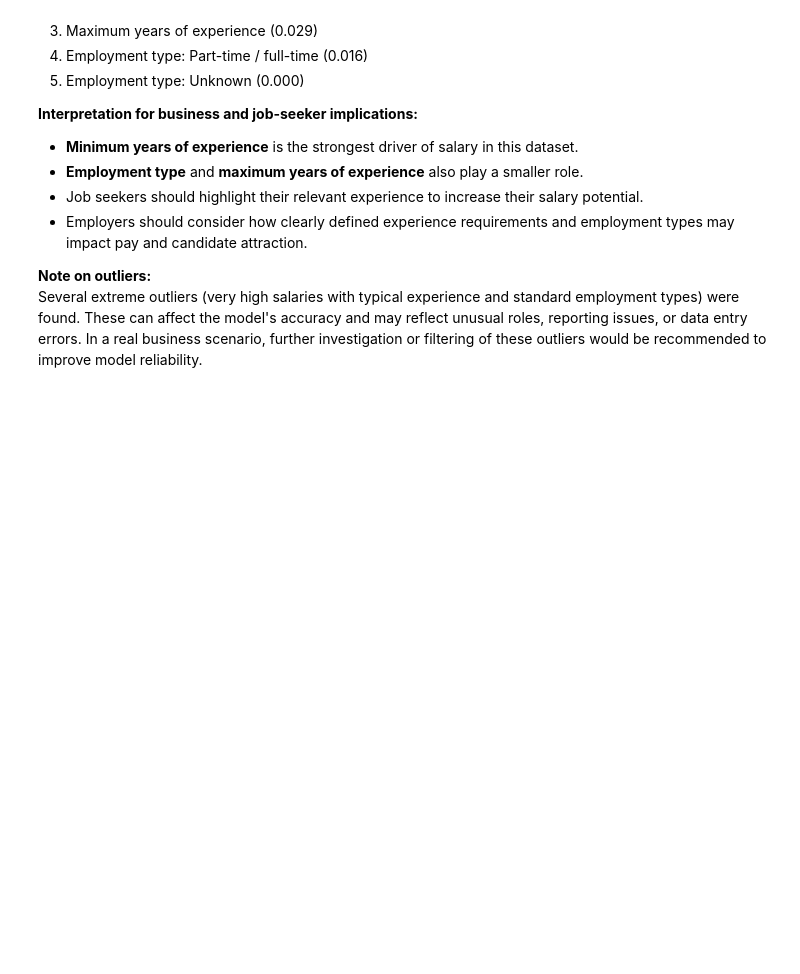
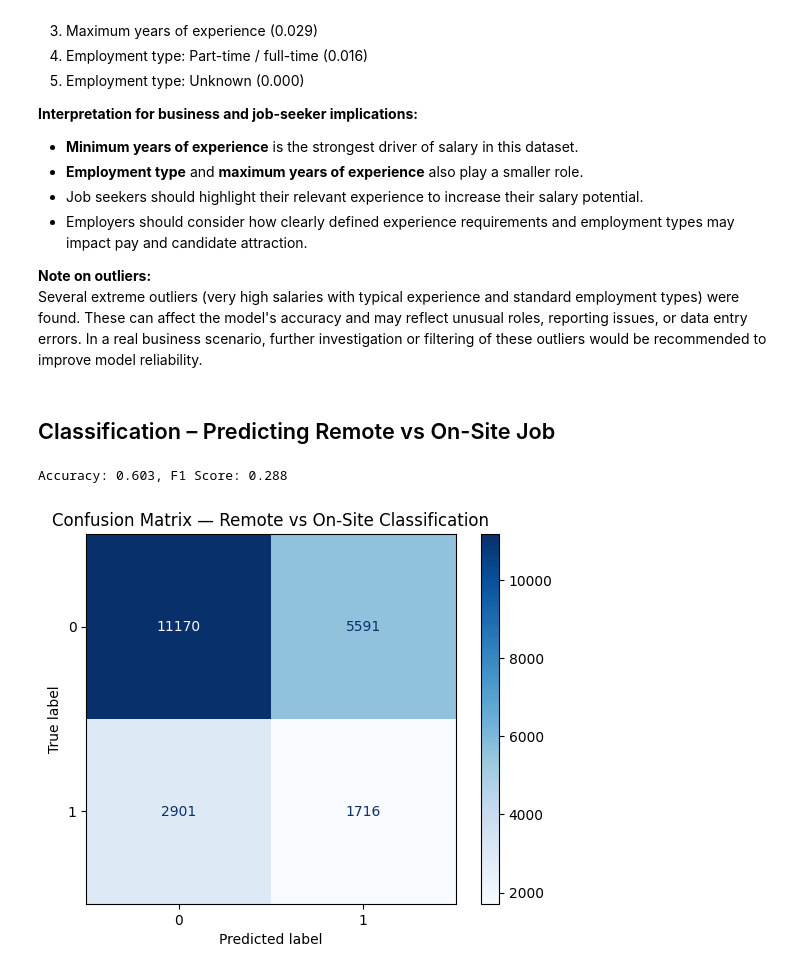
Before and after one commit to leoliu36/ad688-employability-sp25A1-group7, a Jupyter notebook: data_analysis.ipynb, the cells around one changed output. Drawn from its saved outputs; the diff is of its cells as text; code cells hidden in the pictures; blank space fills up the shorter version.

Commit message:
Finalize Module 4 deliverables – cleaned nested repo and added final visuals

```diff
--- a/data_analysis.ipynb
+++ b/data_analysis.ipynb
@@ -17,6 +17,10 @@ format:
 
 
 ### Code block for data_cleaning.qmd:
+# %%
+# ADDING IN MORE LIBRARIES
+import plotly.io as pio
+pio.templates.default = "plotly_white"
 # %%
 import pandas as pd
 
@@ -589,0 +610,11 @@ df.loc[X.index, 'KMEANS_CLUSTER'] = clusters
+# %%
+# === Create a label column from the trained KMeans model ===
+try:
+    df["kmeans_labels"] = kmeans.labels_
+except AttributeError:
+    # if you used fit_predict above, this line already made the column
+    if "kmeans_labels" not in df.columns:
+        df["kmeans_labels"] = kmeans.fit_predict(X_scaled)
+
+print("✅ KMeans labels column ready:", "kmeans_labels" in df.columns)
+print("Unique clusters:", df["kmeans_labels"].nunique())
@@ -906,3 +1008,51 @@ The R² score shows that a limited amount of salary variation is explained by th
 
 **Note on outliers:**
 Several extreme outliers (very high salaries with typical experience and standard employment types) were found. These can affect the model's accuracy and may reflect unusual roles, reporting issues, or data entry errors. In a real business scenario, further investigation or filtering of these outliers would be recommended to improve model reliability.
+# %% [markdown]
+## Classification – Predicting Remote vs On-Site Job
+# %%
+# Classification: Predicting Remote vs On-Site Jobs
+from sklearn.model_selection import train_test_split
+from sklearn.metrics import accuracy_score, f1_score, confusion_matrix, ConfusionMatrixDisplay
+from sklearn.linear_model import LogisticRegression
+from sklearn.preprocessing import OneHotEncoder
+from sklearn.compose import ColumnTransformer
+from sklearn.pipeline import Pipeline
+import matplotlib.pyplot as plt
+
+# Prepare data
+clf_df = df[["MIN_YEARS_EXPERIENCE", "MAX_YEARS_EXPERIENCE", "EMPLOYMENT_TYPE_NAME", "REMOTE_TYPE_NAME"]].dropna().copy()
+clf_df["IS_REMOTE"] = clf_df["REMOTE_TYPE_NAME"].str.contains("Remote", case=False).astype(int)
+
+X = clf_df[["MIN_YEARS_EXPERIENCE", "MAX_YEARS_EXPERIENCE", "EMPLOYMENT_TYPE_NAME"]]
+y = clf_df["IS_REMOTE"]
+
+# One-hot encode employment type
+preprocessor = ColumnTransformer([
+    ("cat", OneHotEncoder(handle_unknown="ignore"), ["EMPLOYMENT_TYPE_NAME"]),
+    ("num", "passthrough", ["MIN_YEARS_EXPERIENCE", "MAX_YEARS_EXPERIENCE"])
+])
+
+# Train/test split
+X_train, X_test, y_train, y_test = train_test_split(X, y, test_size=0.3, random_state=42, stratify=y)
+
+# Model
+clf = Pipeline([
+    ("prep", preprocessor),
+    ("model", LogisticRegression(max_iter=1000, class_weight='balanced'))
+])
+clf.fit(X_train, y_train)
+pred = clf.predict(X_test)
+
+# Metrics
+acc = accuracy_score(y_test, pred)
+f1 = f1_score(y_test, pred)
+print(f"Accuracy: {acc:.3f}, F1 Score: {f1:.3f}")
+
+# Confusion matrix
+ConfusionMatrixDisplay(confusion_matrix(y_test, pred)).plot(cmap="Blues")
+plt.title("Confusion Matrix — Remote vs On-Site Classification")
+plt.show()
+# %% [output]
+Accuracy: 0.603, F1 Score: 0.288
+[figure, added]
```
Also changed, not shown: parts of 13 cells of this notebook, 7 other files.
